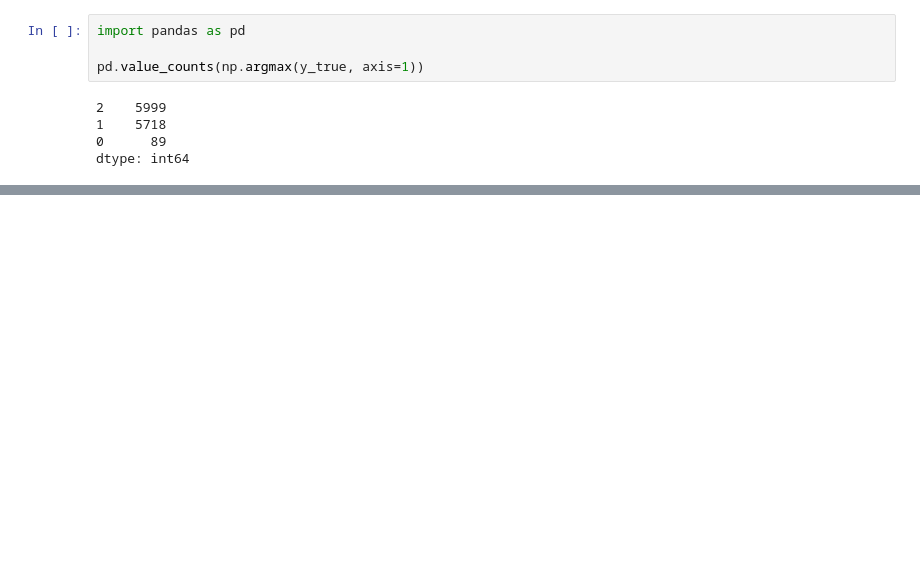
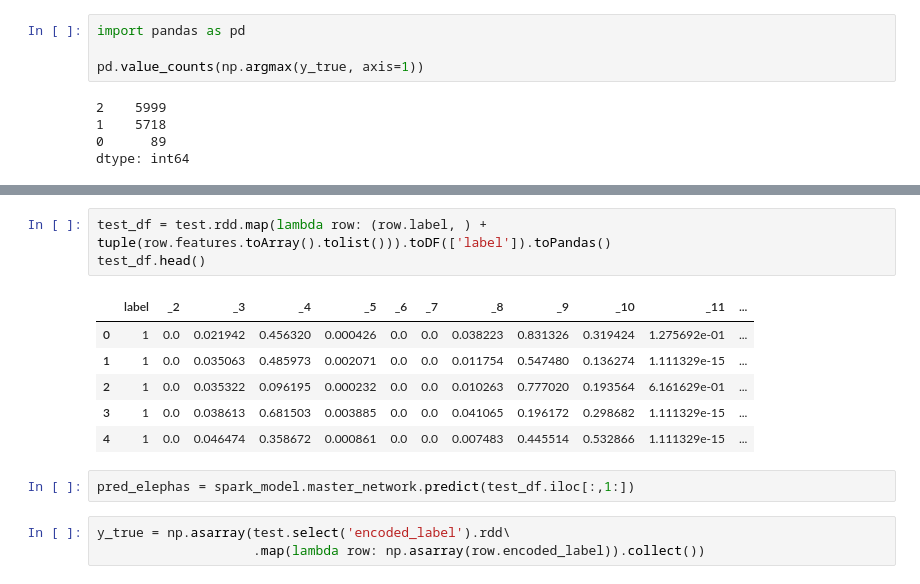
Before and after one commit to vkhristenko/hep_ml_spark, a Jupyter notebook: notebooks/ML_pipeline.ipynb, the cells around one changed output, grey strips where cells are left out. Cells and saved outputs as stored; diff of their text form; blank space fills up the shorter version.

Commit message:
Elephas + BigDL

```diff
--- a/notebooks/ML_pipeline.ipynb
+++ b/notebooks/ML_pipeline.ipynb
@@ -555,0 +592,15 @@ dtype: int64
+# %%
+test_df = test.rdd.map(lambda row: (row.label, ) + tuple(row.features.toArray().tolist())).toDF(['label']).toPandas()
+test_df.head()
+# %% [output]
+|  | label | _2 | _3 | _4 | _5 | _6 | _7 | _8 | _9 | _10 | _11 | ... |
+| 0 | 1 | 0.0 | 0.021942 | 0.456320 | 0.000426 | 0.0 | 0.0 | 0.038223 | 0.831326 | 0.319424 | 1.275692e-01 | ... |
+| 1 | 1 | 0.0 | 0.035063 | 0.485973 | 0.002071 | 0.0 | 0.0 | 0.011754 | 0.547480 | 0.136274 | 1.111329e-15 | ... |
+| 2 | 1 | 0.0 | 0.035322 | 0.096195 | 0.000232 | 0.0 | 0.0 | 0.010263 | 0.777020 | 0.193564 | 6.161629e-01 | ... |
+| 3 | 1 | 0.0 | 0.038613 | 0.681503 | 0.003885 | 0.0 | 0.0 | 0.041065 | 0.196172 | 0.298682 | 1.111329e-15 | ... |
+| 4 | 1 | 0.0 | 0.046474 | 0.358672 | 0.000861 | 0.0 | 0.0 | 0.007483 | 0.445514 | 0.532866 | 1.111329e-15 | ... |
+# %%
+pred_elephas = spark_model.master_network.predict(test_df.iloc[:,1:])
+# %%
+y_true = np.asarray(test.select('encoded_label').rdd\
+                    .map(lambda row: np.asarray(row.encoded_label)).collect())
```
Also changed, not shown: parts of 31 cells of this notebook.
